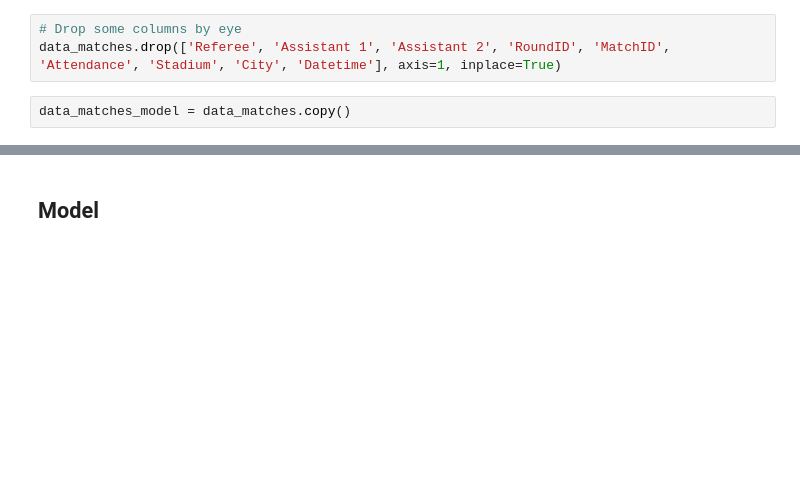
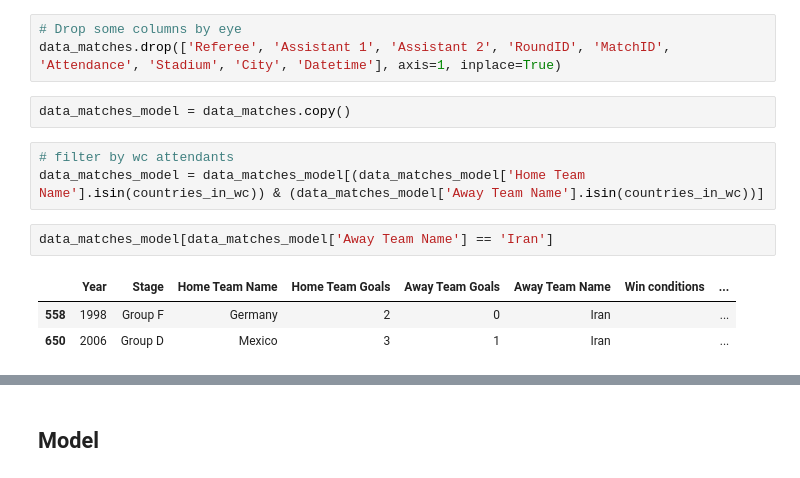
Before and after one commit to crestr25/Data-Projects, a Jupyter notebook: World Cup/World Cup.ipynb, the cells around one changed output, grey strips where cells are left out. Cells and saved outputs as stored; diff of their text form; blank space fills up the shorter version.

```diff
--- a/World Cup/World Cup.ipynb
+++ b/World Cup/World Cup.ipynb
@@ -49,6 +45,15 @@ data_matches.drop_duplicates(inplace=True)
 data_matches.drop(['Referee', 'Assistant 1', 'Assistant 2', 'RoundID', 'MatchID', 'Attendance', 'Stadium', 'City', 'Datetime'], axis=1, inplace=True)
 # %%
 data_matches_model = data_matches.copy()
+# %%
+# filter by wc attendants
+data_matches_model = data_matches_model[(data_matches_model['Home Team Name'].isin(countries_in_wc)) & (data_matches_model['Away Team Name'].isin(countries_in_wc))]
+# %%
+data_matches_model[data_matches_model['Away Team Name'] == 'Iran']
+# %% [output]
+|  | Year | Stage | Home Team Name | Home Team Goals | Away Team Goals | Away Team Name | Win conditions | ... |
+| 558 | 1998 | Group F | Germany | 2 | 0 | Iran |  | ... |
+| 650 | 2006 | Group D | Mexico | 3 | 1 | Iran |  | ... |
 # %%
 # Functions that will help cleaning the dataset
 def get_winner(df, cat=False):
```
Also changed, not shown: parts of 21 cells of this notebook.
